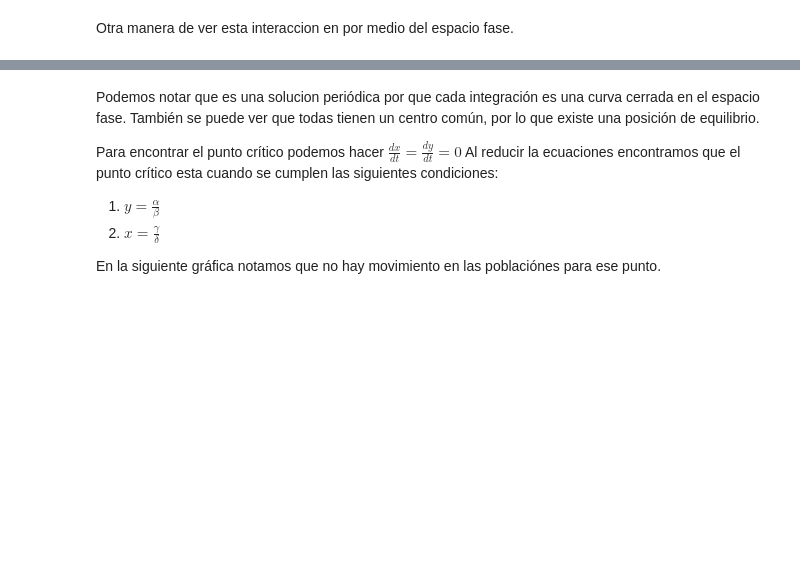
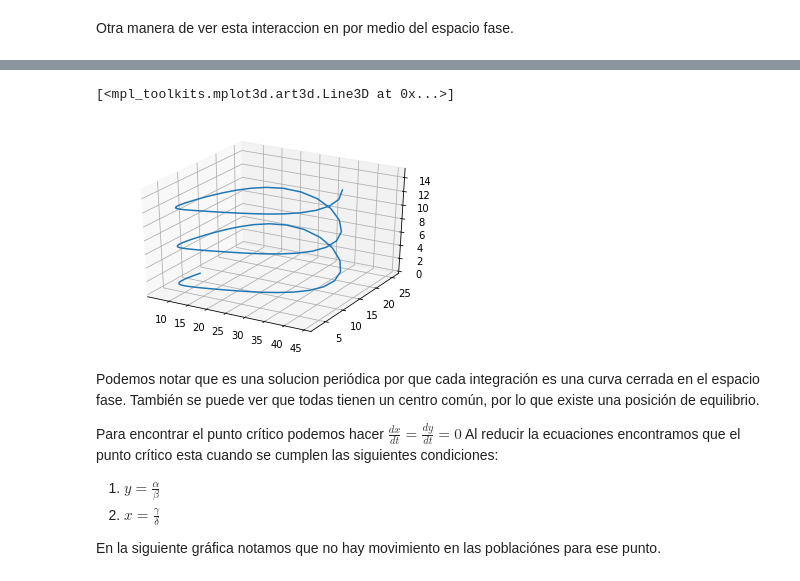
Before and after one commit to Pilo1961/Prope_itam_ds, a Jupyter notebook: Proyecto_Final/Lotka_Volterra.ipynb, the cells around one changed output, grey strips where cells are left out. Saved outputs shown, nothing was run; the diff lists cells and outputs as text; code cells hidden in the pictures; blank space fills up the shorter version.

```diff
--- a/Proyecto_Final/Lotka_Volterra.ipynb
+++ b/Proyecto_Final/Lotka_Volterra.ipynb
@@ -172,3 +223,11 @@ plt.show #muestra la gráfica
+# %%
+#Espacio fase en el tiempo
+fig = plt.figure()
+ax = fig.add_subplot(111, projection='3d')
+ax.plot(sol_2e.y[0],sol_2e.y[1], zs=sol_2e.t)
+# %% [output]
+[<mpl_toolkits.mplot3d.art3d.Line3D at 0x...>]
+[figure, added]
 # %% [markdown]
 Podemos notar que es una solucion periódica por que cada integración es una curva cerrada en el espacio fase.
 También se puede ver que todas tienen un centro común, por lo que existe una posición de equilibrio.
```
Also changed, not shown: parts of 15 cells of this notebook.
